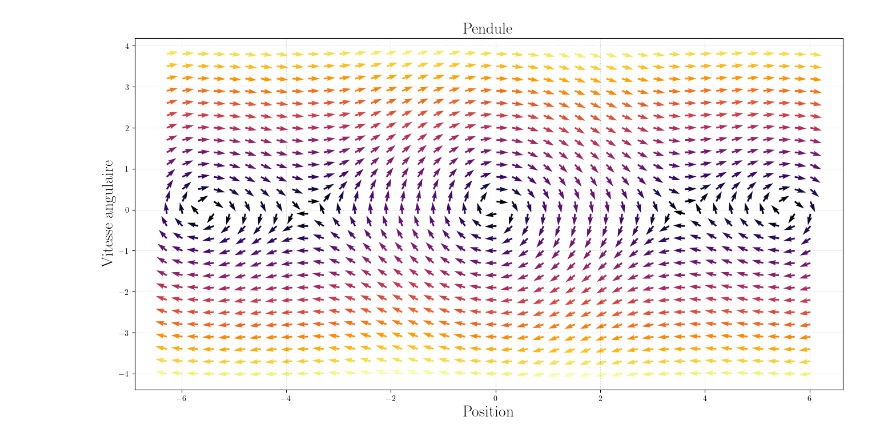
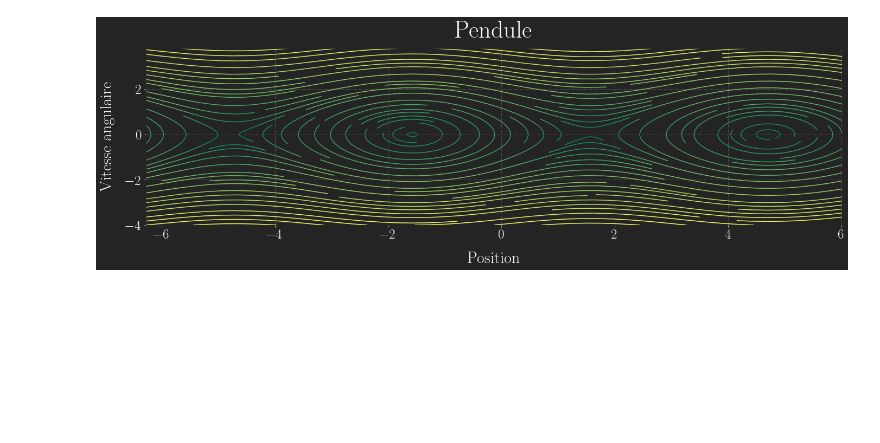
Before and after one commit to Vazn/Mathematics, a Jupyter notebook: Python/main.ipynb, the cells around one changed output. Cells and saved outputs as stored; diff of their text form; code cells hidden in the pictures; blank space fills up the shorter version.

Commit message:
Clean entry point for all code project, clean style for plt, plotting function operational

```diff
--- a/Python/main.ipynb
+++ b/Python/main.ipynb
@@ -41,18 +43,28 @@ def plotStreamline(f1, f2, xrange, yrange):
    )
-# %%
-f1 = lambda x, y : y
-f2 = lambda x, y : -num.sin(x) - 0.12*x
-
-fig, axes = subplots(figsize=(16, 8))
-grid(color = 'black', linestyle = ':', linewidth = 0.75, alpha=0.2)
-xlabel("Position", size=20)
-ylabel("Vitesse angulaire", size=20)
-title("Pendule", size=20)
-
-plotVectorfield(f1, f2, (-2*num.pi, 2*num.pi, .3), (-4, 4, .3))
-#plotFunction(f1, (0, 30, 0.1))
-#plotFunction(f2, (0, 30, 0.1))
-
-show()
-# %% [output]
-[figure, removed]
+# %%
+# <==========================================>
+fig, axes = subplots()
+grid()
+xlabel("Position")
+ylabel("Vitesse angulaire")
+title("Pendule")
+# <==========================================>
+
+f = function('f')(x, n)
+F = function('F')(x, y)
+
+f = cos(n*x)
+F = (y, -cos(x))
+
+
+plotStreamline(F, (-2*num.pi, 2*num.pi, .3), (-4, 4, .3))
+#plotVectorfield(F, (-2*num.pi, 2*num.pi, .3), (-4, 4, .3))
+
+#for i in range(1, 10): plotFunction(f(n = i), (0.01, 10, 0.01))
+
+#plotPoints(points, "o")
+
+
+show()
+# %% [output]
+[figure, added]
```
Also changed, not shown: parts of 3 cells of this notebook, 27 other files.
